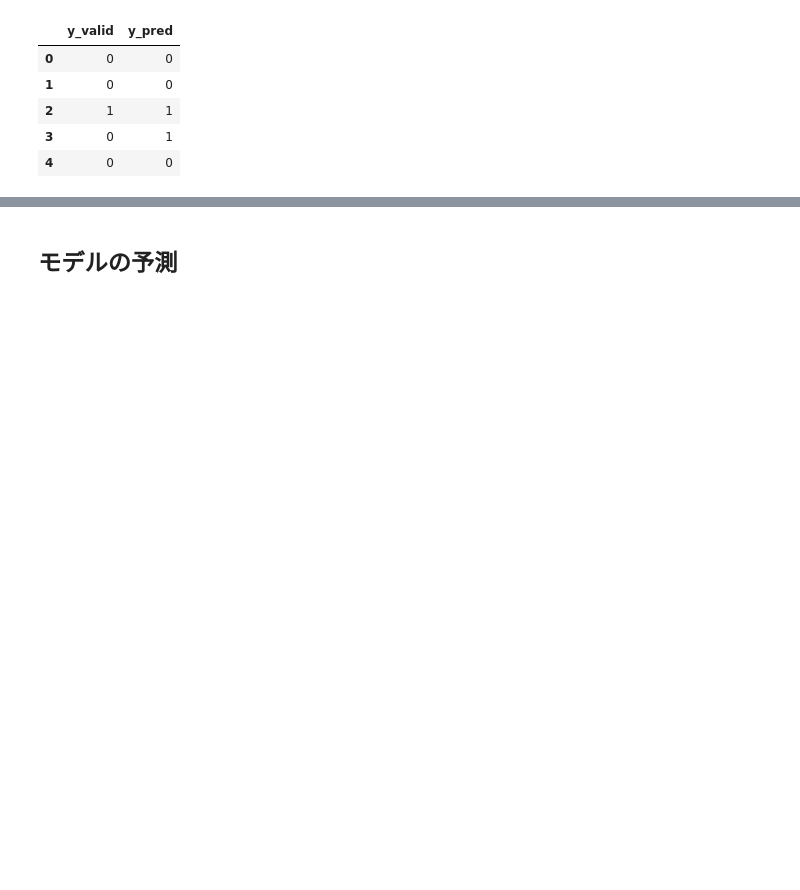
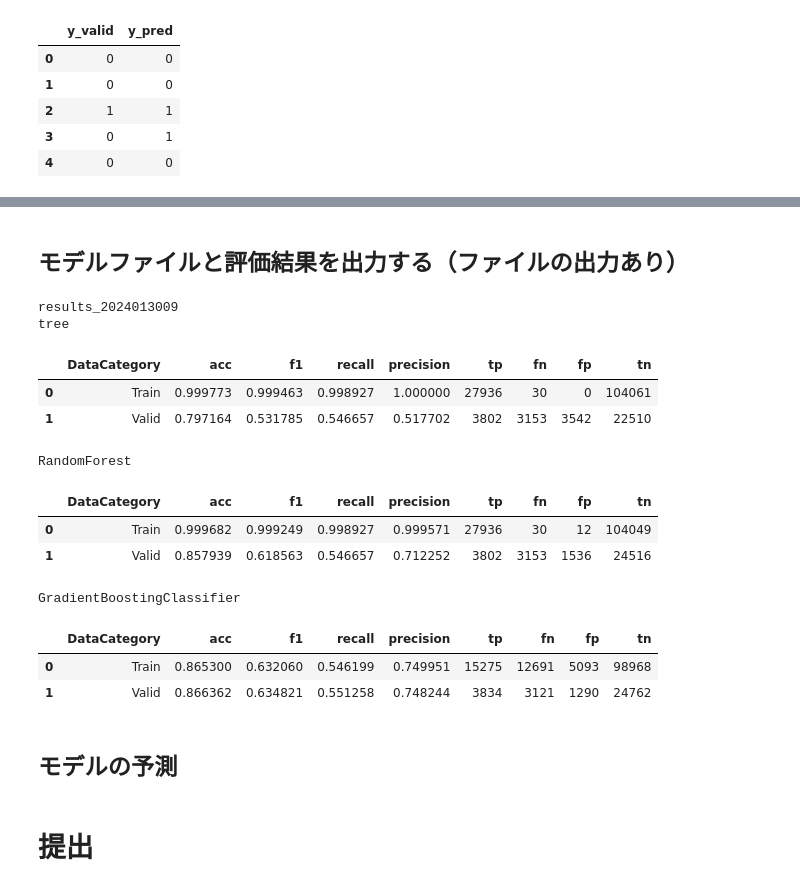
Before and after one commit to CheeseGue/DataScience, a Jupyter notebook: GithubWithKaggle/model-bank-0130-2.ipynb, the cells around one changed output, grey strips where cells are left out. Saved outputs shown, nothing was run; the diff lists cells and outputs as text; code cells hidden in the pictures; blank space fills up the shorter version.

```diff
--- a/GithubWithKaggle/model-bank-0130-2.ipynb
+++ b/GithubWithKaggle/model-bank-0130-2.ipynb
@@ -306,0 +249,2 @@ results_test.head()
+# %% [markdown]
+## モデルファイルと評価結果を出力する（ファイルの出力あり）
@@ -307,2 +295,62 @@ results_test.head()
+# %%
+import datetime
+import pickle
+from sklearn.metrics import accuracy_score, f1_score, recall_score, precision_score, confusion_matrix
+
+now = datetime.datetime.now().strftime("%Y%m%d%H")
+target_output_dir = 'results_' + now
+
+os.makedirs(target_output_dir, exist_ok=True)
+print(target_output_dir)
+
+from sklearn.ensemble import RandomForestClassifier, GradientBoostingClassifier
+
+models = {'tree': DecisionTreeClassifier(random_state=0),
+          'RandomForest':RandomForestClassifier(random_state=0),
+          'GradientBoostingClassifier':GradientBoostingClassifier(random_state=0)}
+
+score_all = []
+importance_all = []
+for model_name, model in models.items():
+    print(model_name)
+    score, importance, model, cols = make_model_and_eval(model, X_train, X_valid, y_train, y_valid)
+    score['model_name'] = model_name
+    importance['model_name'] = model_name
+
+    model_names = f'model_{model_name}.pickle'
+    model_path = os.path.join(target_output_dir, model_names)
+    with open(model_path, mode='wb') as f:
+        pickle.dump(model, f, protocol=2)
+    score_all.append(score)
+    importance_all.append(importance)
+score_all = pd.concat(score_all, ignore_index=True)
+importance_all = pd.concat(importance_all, ignore_index=True)
+cols = pd.DataFrame({'X_cols':X_train.columns})
+
+score_name = 'score.csv'
+importance_name = 'importance.csv'
+cols_name = 'X_cols.csv'
+
+score_path = os.path.join(target_output_dir, score_name)
+importance_path = os.path.join(target_output_dir, importance_name)
+cols_path = os.path.join(target_output_dir, cols_name)
+
+score_all.to_csv(score_path, index=False)
+importance_all.to_csv(importance_path, index=False)
+cols.to_csv(cols_path, index=False)
+# %% [output]
+results_2024013009
+tree
+|  | DataCategory | acc | f1 | recall | precision | tp | fn | fp | tn |
+| 0 | Train | 0.999773 | 0.999463 | 0.998927 | 1.000000 | 27936 | 30 | 0 | 104061 |
+| 1 | Valid | 0.797164 | 0.531785 | 0.546657 | 0.517702 | 3802 | 3153 | 3542 | 22510 |
+RandomForest
+|  | DataCategory | acc | f1 | recall | precision | tp | fn | fp | tn |
+| 0 | Train | 0.999682 | 0.999249 | 0.998927 | 0.999571 | 27936 | 30 | 12 | 104049 |
+| 1 | Valid | 0.857939 | 0.618563 | 0.546657 | 0.712252 | 3802 | 3153 | 1536 | 24516 |
+GradientBoostingClassifier
+|  | DataCategory | acc | f1 | recall | precision | tp | fn | fp | tn |
+| 0 | Train | 0.865300 | 0.632060 | 0.546199 | 0.749951 | 15275 | 12691 | 5093 | 98968 |
+| 1 | Valid | 0.866362 | 0.634821 | 0.551258 | 0.748244 | 3834 | 3121 | 1290 | 24762 |
 # %% [markdown]
 ## モデルの予測
@@ -308,0 +359,2 @@ results_test.head()
+# %% [markdown]
+# 提出
```
Also changed, not shown: parts of 34 cells of this notebook.
